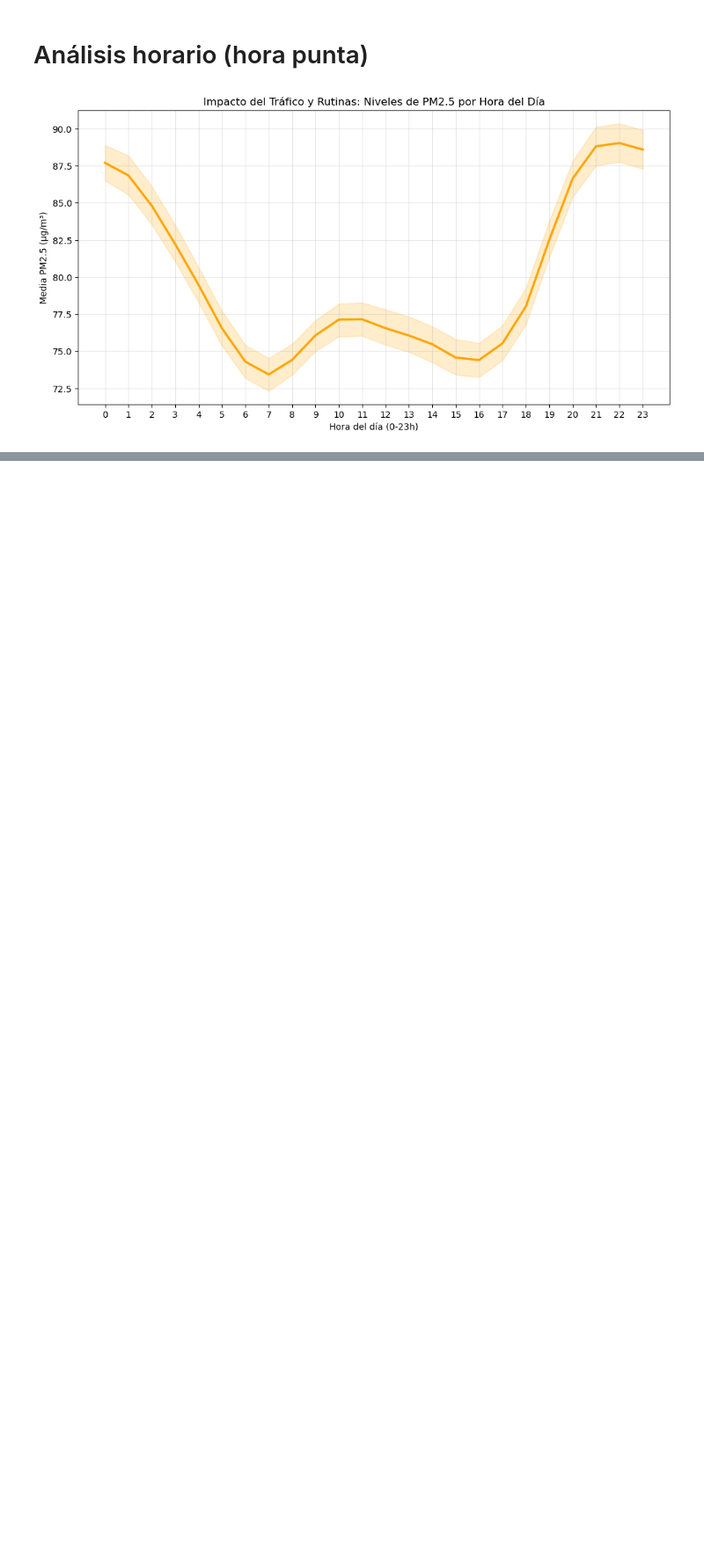
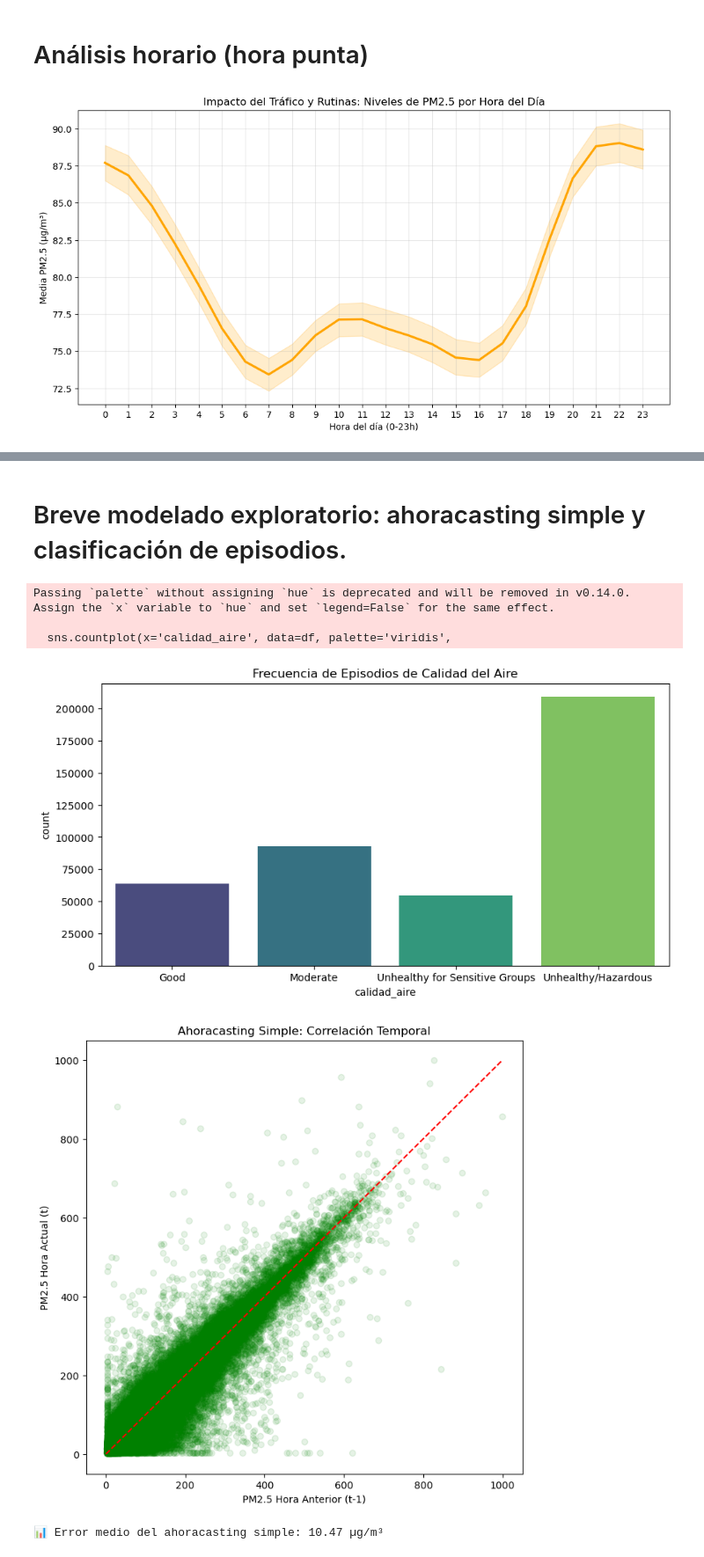
Before and after one commit to Antonio6709/beijing-air-quality, a Jupyter notebook: notebooks/02_eda_y_visualizacion.ipynb, the cells around one changed output, grey strips where cells are left out. Shown at 88% size. Cells and saved outputs as stored; diff of their text form; code cells hidden in the pictures; blank space fills up the shorter version.

Commit message:
Finalizada fase de EDA, Features y Modelado Exploratorio

```diff
--- a/notebooks/02_eda_y_visualizacion.ipynb
+++ b/notebooks/02_eda_y_visualizacion.ipynb
@@ -83,0 +147,43 @@ plt.show()
+# %% [markdown]
+# Breve modelado exploratorio: ahoracasting simple y clasificación de episodios.
+# %%
+# Definimos los umbrales de la EPA para PM2.5 (clasificación de episodios)
+def clasificar_aire(valor):
+    if valor <= 12: return 'Good'
+    elif valor <= 35.4: return 'Moderate'
+    elif valor <= 55.4: return 'Unhealthy for Sensitive Groups'
+    else: return 'Unhealthy/Hazardous'
+
+df['calidad_aire'] = df['PM2.5'].apply(clasificar_aire)
+
+# Visualizamos la frecuencia de episodios
+plt.figure(figsize=(10, 5))
+sns.countplot(x='calidad_aire', data=df, palette='viridis',
+              order=['Good', 'Moderate', 'Unhealthy for Sensitive Groups', 'Unhealthy/Hazardous'])
+plt.title('Frecuencia de Episodios de Calidad del Aire')
+plt.savefig('../reports/06_clasificacion_episodios.png')
+plt.show()
+
+# NOWCASTING SIMPLE (Predicción de la siguiente hora)
+df['PM2.5_t-1'] = df['PM2.5'].shift(1)
+
+# El "modelo" de ahoracasting más simple es decir que t+1 será igual a t
+plt.figure(figsize=(8, 8))
+plt.scatter(df['PM2.5_t-1'], df['PM2.5'], alpha=0.1, color='green')
+plt.plot([0, 1000], [0, 1000], color='red', linestyle='--') # Línea de predicción perfecta
+plt.xlabel('PM2.5 Hora Anterior (t-1)')
+plt.ylabel('PM2.5 Hora Actual (t)')
+plt.title('Ahoracasting Simple: Correlación Temporal')
+plt.savefig('../reports/07_ahoracasting_correlacion.png')
+plt.show()
+
+# Calculamos el error (MAE) para darle un dato al Ayuntamiento
+error_medio = (df['PM2.5'] - df['PM2.5_t-1']).abs().mean()
+print(f"📊 Error medio del ahoracasting simple: {error_medio:.2f} µg/m³")
+# %% [output]
+Passing `palette` without assigning `hue` is deprecated and will be removed in v0.14.0. Assign the `x` variable to `hue` and set `legend=False` for the same effect.
+
+  sns.countplot(x='calidad_aire', data=df, palette='viridis',
+[figure, added]
+[figure, added]
+📊 Error medio del ahoracasting simple: 10.47 µg/m³
```
Also changed, not shown: parts of 6 cells of this notebook, 6 other files.
